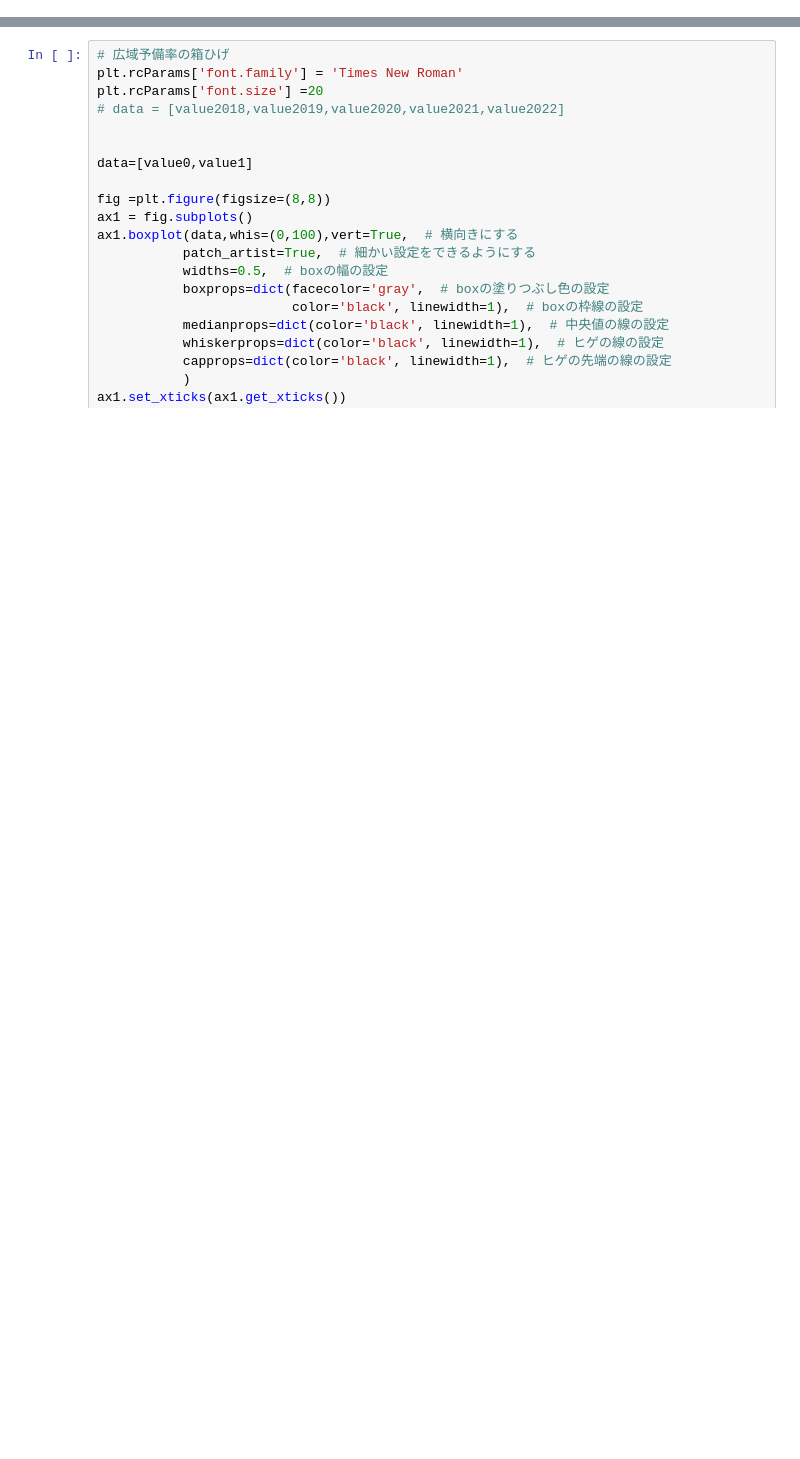
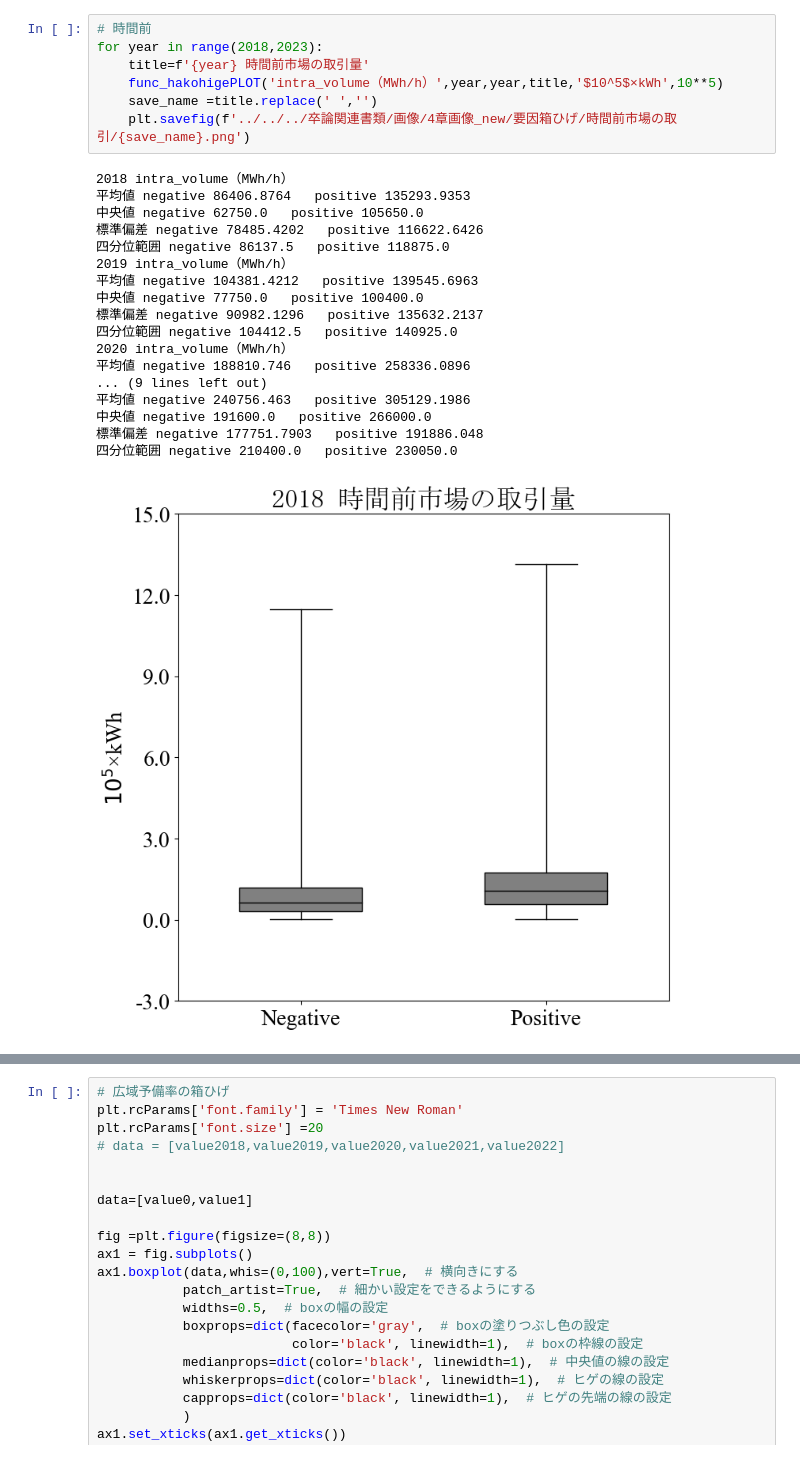
Before and after one commit to kurisk17/programwindows, a Jupyter notebook: 描画Windows/二値箱ひげ.ipynb, the cells around one changed output, grey strips where cells are left out. Cells and saved outputs as stored; diff of their text form; blank space fills up the shorter version.

```diff
--- a/描画Windows/二値箱ひげ.ipynb
+++ b/描画Windows/二値箱ひげ.ipynb
@@ -96,0 +258,26 @@ df
+# %%
+# 時間前
+for year in range(2018,2023):
+    title=f'{year} 時間前市場の取引量'
+    func_hakohigePLOT('intra_volume（MWh/h）',year,year,title,'$10^5$×kWh',10**5)
+    save_name =title.replace(' ','')
+    plt.savefig(f'../../../卒論関連書類/画像/4章画像_new/要因箱ひげ/時間前市場の取引/{save_name}.png')
+# %% [output]
+2018 intra_volume（MWh/h）
+平均値 negative 86406.8764   positive 135293.9353
+中央値 negative 62750.0   positive 105650.0
+標準偏差 negative 78485.4202   positive 116622.6426
+四分位範囲 negative 86137.5   positive 118875.0
+2019 intra_volume（MWh/h）
+平均値 negative 104381.4212   positive 139545.6963
+中央値 negative 77750.0   positive 100400.0
+標準偏差 negative 90982.1296   positive 135632.2137
+四分位範囲 negative 104412.5   positive 140925.0
+2020 intra_volume（MWh/h）
+平均値 negative 188810.746   positive 258336.0896
+... (9 lines left out)
+平均値 negative 240756.463   positive 305129.1986
+中央値 negative 191600.0   positive 266000.0
+標準偏差 negative 177751.7903   positive 191886.048
+四分位範囲 negative 210400.0   positive 230050.0
+[figure, added]
```
Also changed, not shown: parts of 20 cells of this notebook, 5 other files.
